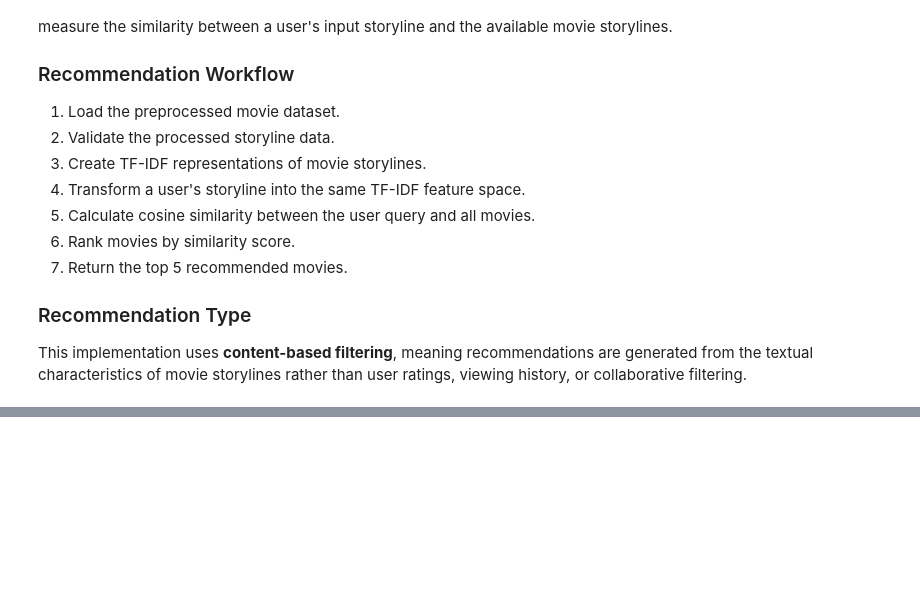
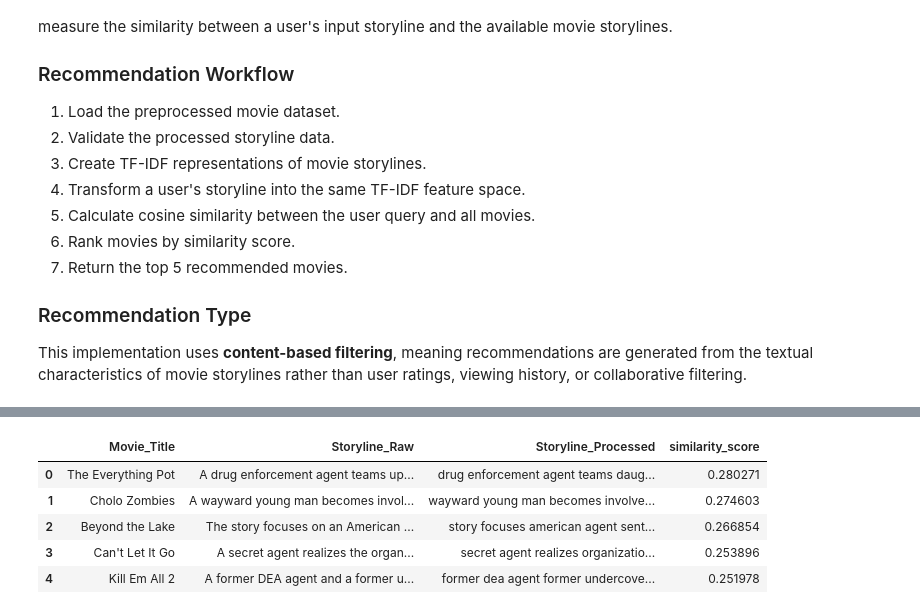
Before and after one commit to SICE-Logs/IMDb_Movie_Recommendation_System, a Jupyter notebook: notebooks/3_Recommender_System.ipynb, the cells around one changed output, grey strips where cells are left out. Saved outputs shown, nothing was run; the diff lists cells and outputs as text; code cells hidden in the pictures; blank space fills up the shorter version.

```diff
--- a/notebooks/3_Recommender_System.ipynb
+++ b/notebooks/3_Recommender_System.ipynb
@@ -57,0 +266,14 @@ ImportError: cannot import name 'PROCESSED_DATA_PATH' from 'src.config' (d:\Proj
+# %%
+action_query = """
+An undercover agent investigates a dangerous criminal organization
+and must survive a violent conspiracy.
+"""
+
+recommend_movies(action_query, top_n=5)
+# %% [output]
+|  | Movie_Title | Storyline_Raw | Storyline_Processed | similarity_score |
+| 0 | The Everything Pot | A drug enforcement agent teams up... | drug enforcement agent teams daug... | 0.280271 |
+| 1 | Cholo Zombies | A wayward young man becomes invol... | wayward young man becomes involve... | 0.274603 |
+| 2 | Beyond the Lake | The story focuses on an American ... | story focuses american agent sent... | 0.266854 |
+| 3 | Can't Let It Go | A secret agent realizes the organ... | secret agent realizes organizatio... | 0.253896 |
+| 4 | Kill Em All 2 | A former DEA agent and a former u... | former dea agent former undercove... | 0.251978 |
```
Also changed, not shown: parts of 34 cells of this notebook, 1 other file.
